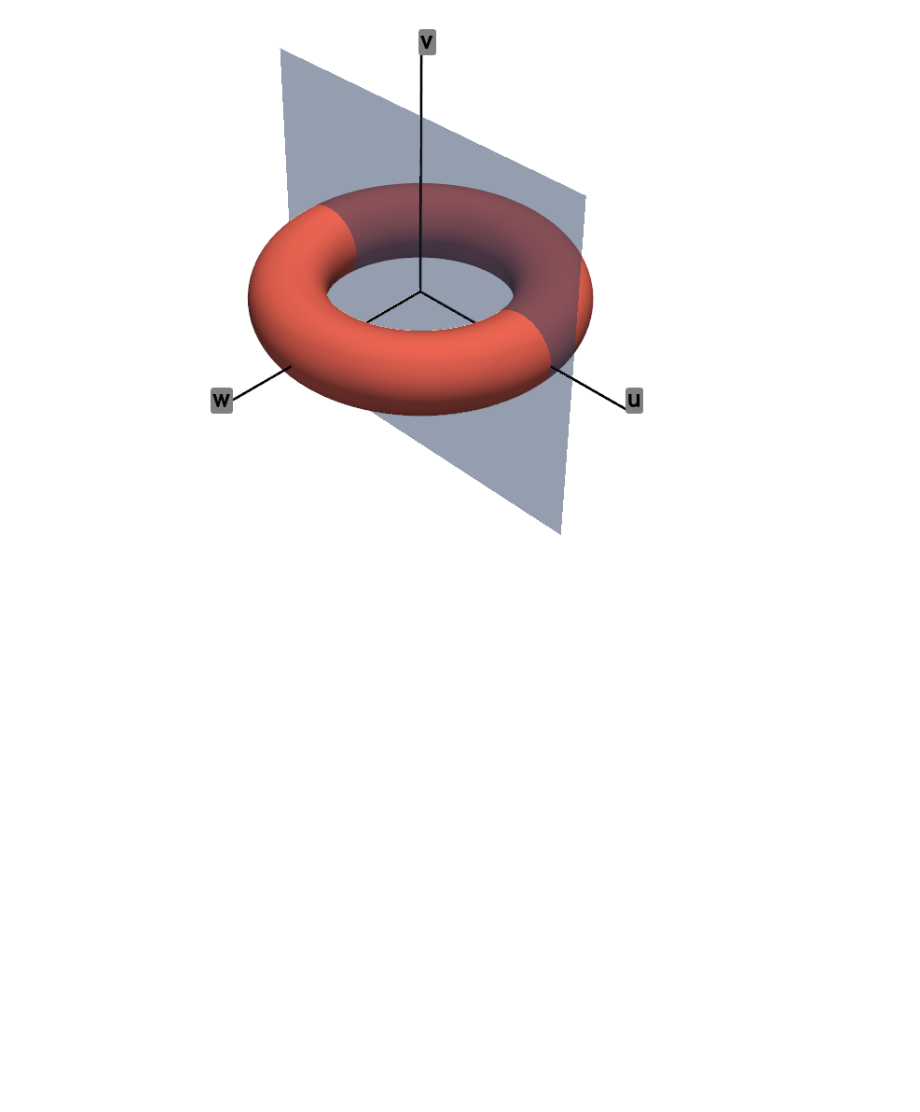
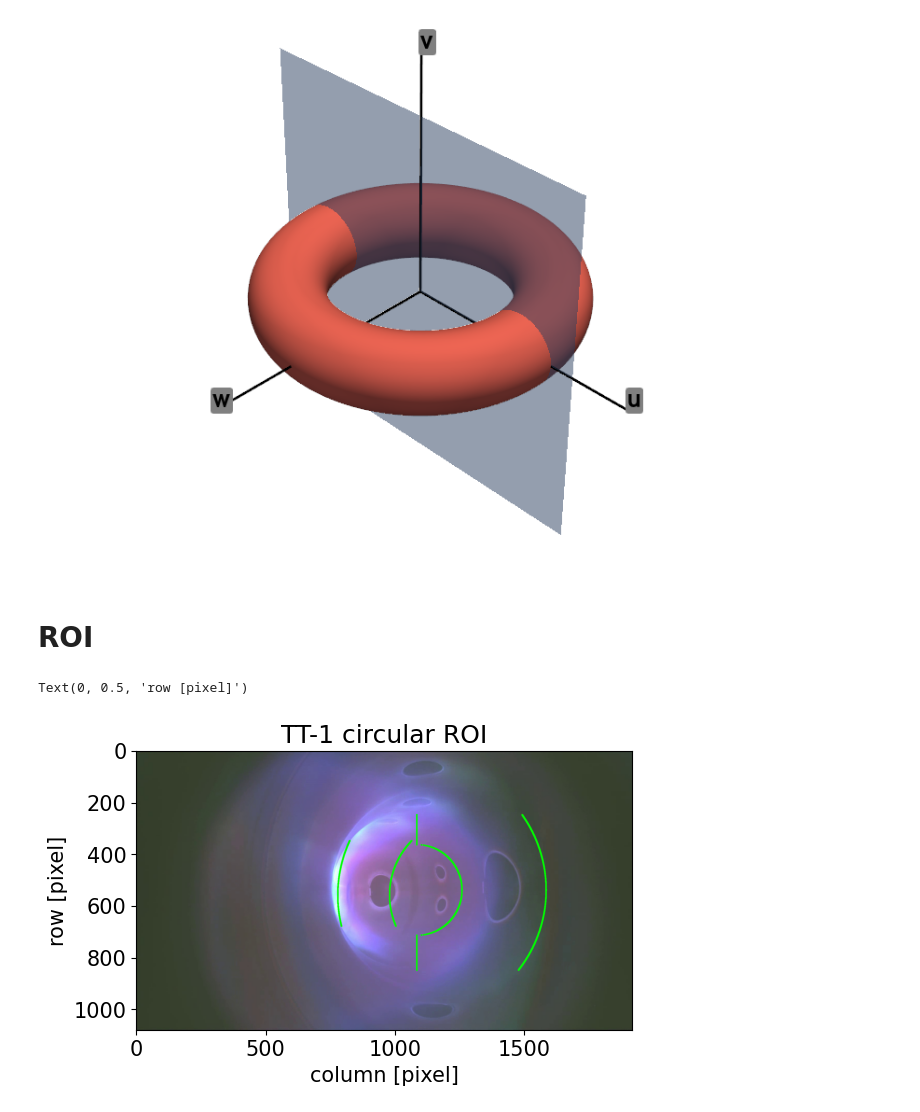
Before and after one commit to P-Attapon/TT1PlasmaColumnPosition, a Jupyter notebook: plotting.ipynb, the cells around one changed output. Saved outputs shown, nothing was run; the diff lists cells and outputs as text; code cells hidden in the pictures; blank space fills up the shorter version.

```diff
--- a/plotting.ipynb
+++ b/plotting.ipynb
@@ -640,3 +640,35 @@ No module named 'trame'
 Falling back to a static output.
   warnings.warn(
 [figure]
+# %% [markdown]
+# ROI
+# %%
+from OFIT_dir.parameters import TT1_circular_ROIs as ROIs
+from OFIT_dir.local_image import rev_image
+from OFIT_dir.OFIT import process_image, field_edge_detection
+
+def ROI_overlay(image,column,row):
+    #function to overlay ROI onto image
+    img_height, img_width, _ = image.shape
+
+    for col, ro in zip(column, row):
+        if 0 <= ro < img_height and 0 <= col < img_width:
+            image[ro-3:ro+3, col-3:col+3] = [0,255,0]  # Green color
+
+img = rev_image(966,190)
+
+img_copy = img.copy()
+
+ROI_overlay(img_copy,ROIs["ROI_high_x0"],ROIs["high_row_range"])
+ROI_overlay(img_copy,ROIs["ROI_high_xf"],ROIs["high_row_range"])
+ROI_overlay(img_copy,ROIs["ROI_low_x0"],ROIs["low_row_range"])
+ROI_overlay(img_copy,ROIs["ROI_low_xf"],ROIs["low_row_range"])
+
+fig, ax = plt.subplots(1)
+ax.imshow(img_copy)
+ax.set_title("TT-1 circular ROI")
+ax.set_xlabel("column [pixel]")
+ax.set_ylabel("row [pixel]")
+# %% [output]
+Text(0, 0.5, 'row [pixel]')
+[figure, added]
```
Also changed, not shown: parts of 6 cells of this notebook, 5 other files.
